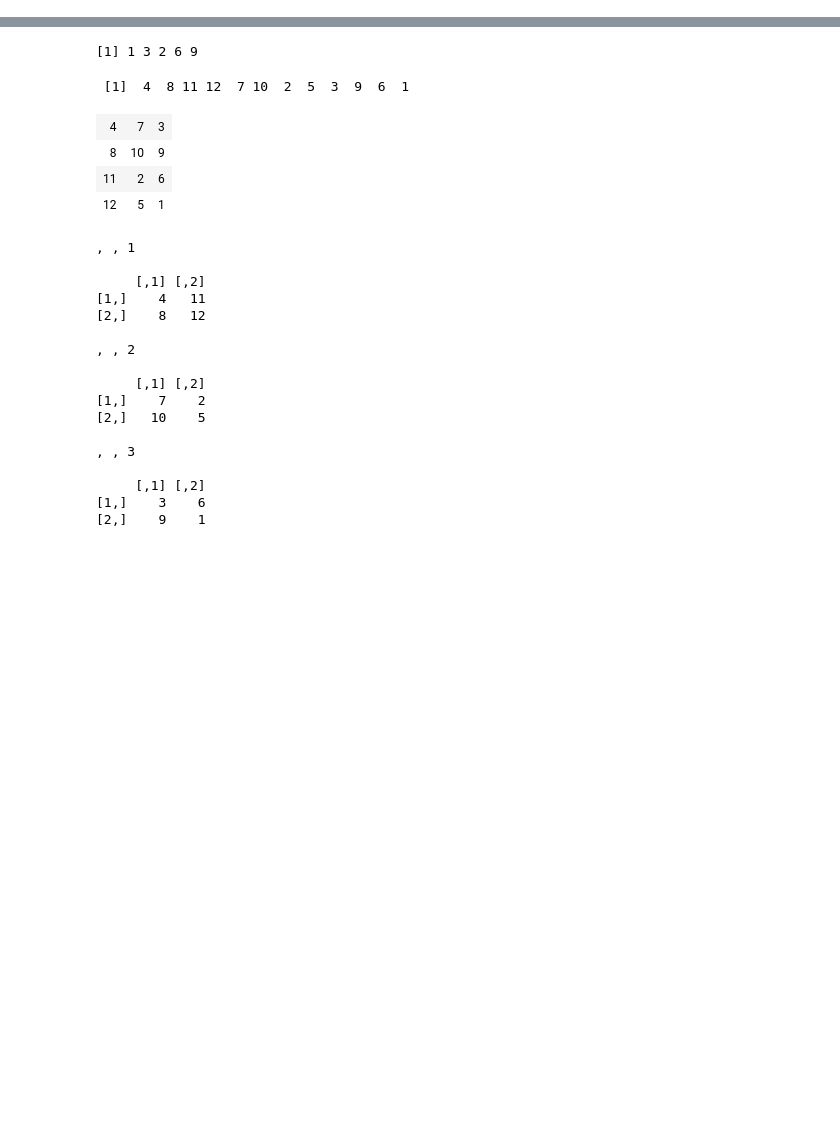
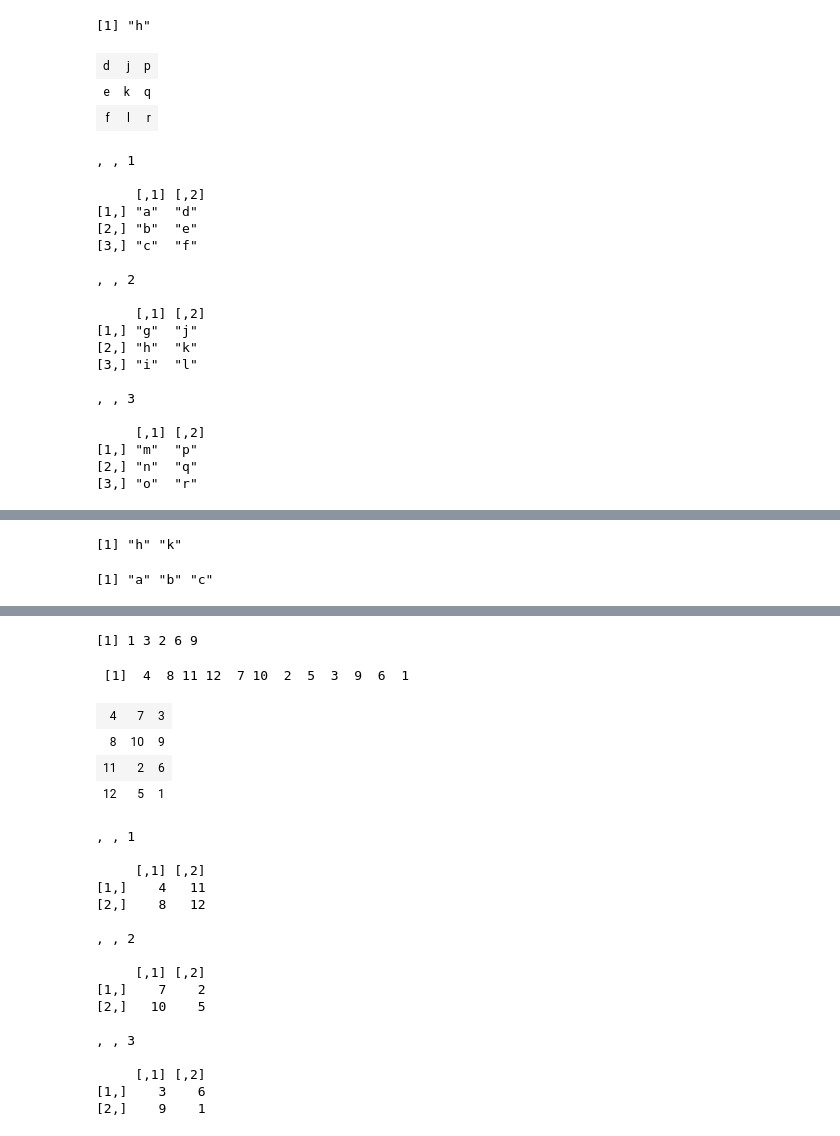
Before and after one commit to sumendar/AppliedStatsDSAIMLwithR-apr18, a Jupyter notebook: 01-DataTypesAndDataStructures/script.ipynb, the cells around one changed output, grey strips where cells are left out. Saved outputs shown, nothing was run; the diff lists cells and outputs as text; code cells hidden in the pictures; blank space fills up the shorter version.

```diff
--- a/01-DataTypesAndDataStructures/script.ipynb
+++ b/01-DataTypesAndDataStructures/script.ipynb
@@ -0,0 +3,54 @@
+# %%
+
+# create a vector
+myvect <- c(3,5,7,8)
+# create a matrix
+myMat <- matrix(1:16,nrow = 4,ncol = 4)
+# creating array (nd)
+myArr <- array(1:18,dim = c(3,2,3))
+myArr
+# creating array (nd)
+myArr <- array(letters[1:18],dim = c(3,2,3))
+myArr
+#slicing of array
+myArr[,,1]
+myArr[,,2]
+myArr[2,1,2]
+myArr[,2,]
+myArr
+myArr[,,1]
+myArr
+myArr[2,,2]
+myArr[,1,1]
+myArr[,1,1, drop=FALSE]
+cbind(myArr[,1,1, drop=FALSE],myArr[,2,2, drop=FALSE])
+rbind(myArr[1,,1, drop=FALSE],myArr[2,,2, drop=FALSE],myArr[3,,3, drop=FALSE])
+# sum(myArr)
+# create data frame
+# myDF <- data.frame(studID=1:5,studName=letters[1:5],studMarks=seq(25,50,by=5))
+# seq(25,50,by=5)
+# create data frame
+myDF <- data.frame(studID=1:6,studName=letters[1:6],studMarks=seq(25,50,by=5))
+myDF
+class(myDF)
+seq(25,50)
+seq(25,50,by=5)
+seq(25,50,by=10)
+#slicing the data frame
+# rm(Mydf)
+#slicing the data frame
+myDF[,1] # first column
+myDF[,1, drop=FALSE] # first column
+myDF$studID
+myDF[2,3]
+myDF[2,]
+myDF[3,]
+names(myDF) # to get column names
+colnames(myDF) # to get column names
+rownames(myDF) # to get row names
+row.names(myDF) # to get row names
+#create a list
+myLst <- list(vect=c(2,5,6,7,37),mat=matrix(1:12,nrow = 3,ncol = 4),myDF)
+myLst
+# slicing
+# %% [output]
@@ -0,0 +103,24 @@
+[1] "h"
+| d | j | p |
+| e | k | q |
+| f | l | r |
+, , 1
+
+     [,1] [,2]
+[1,] "a"  "d"
+[2,] "b"  "e"
+[3,] "c"  "f"
+
+, , 2
+
+     [,1] [,2]
+[1,] "g"  "j"
+[2,] "h"  "k"
+[3,] "i"  "l"
+
+, , 3
+
+     [,1] [,2]
+[1,] "m"  "p"
+[2,] "n"  "q"
+[3,] "o"  "r"
@@ -0,0 +150,2 @@
+[1] "h" "k"
+[1] "a" "b" "c"
```
Also changed, not shown: parts of 2 cells of this notebook, 1 other file.
